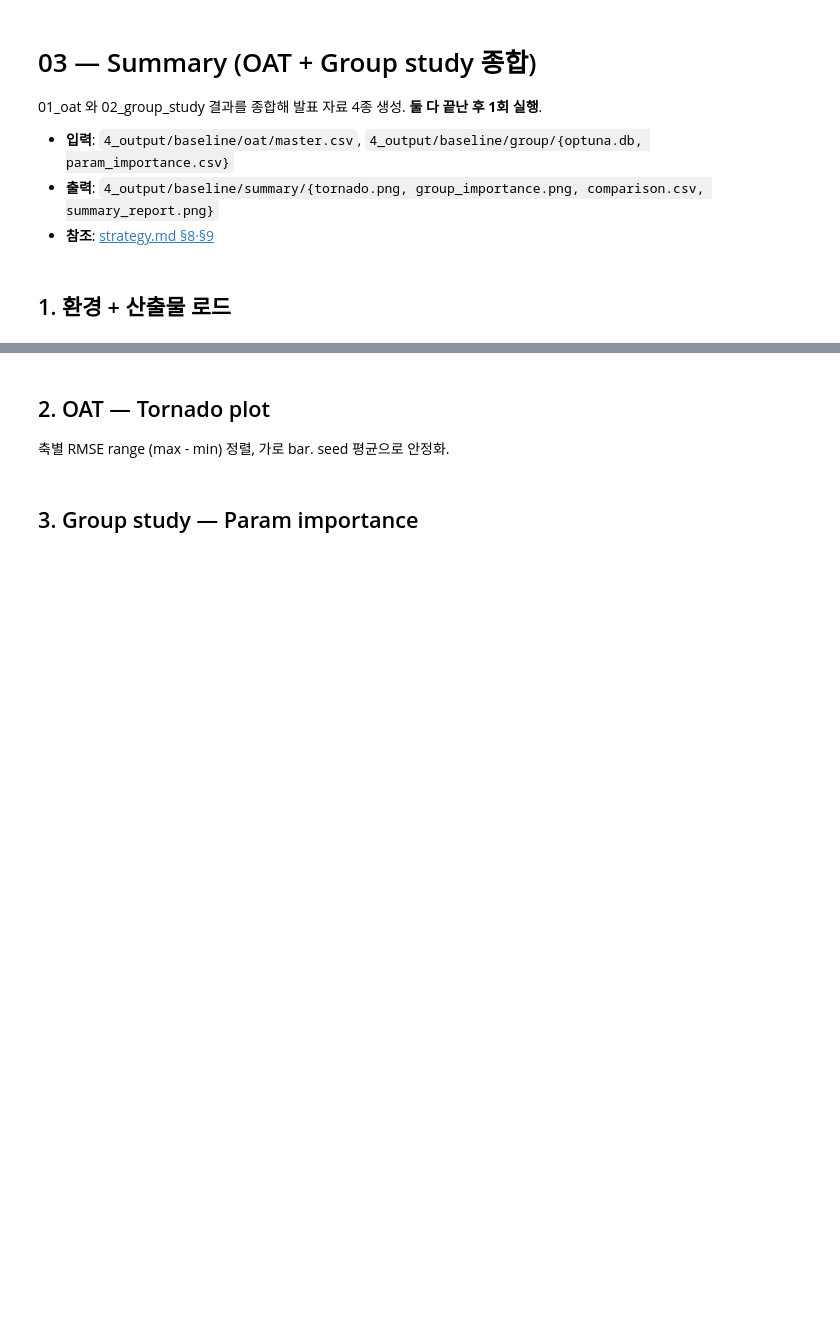
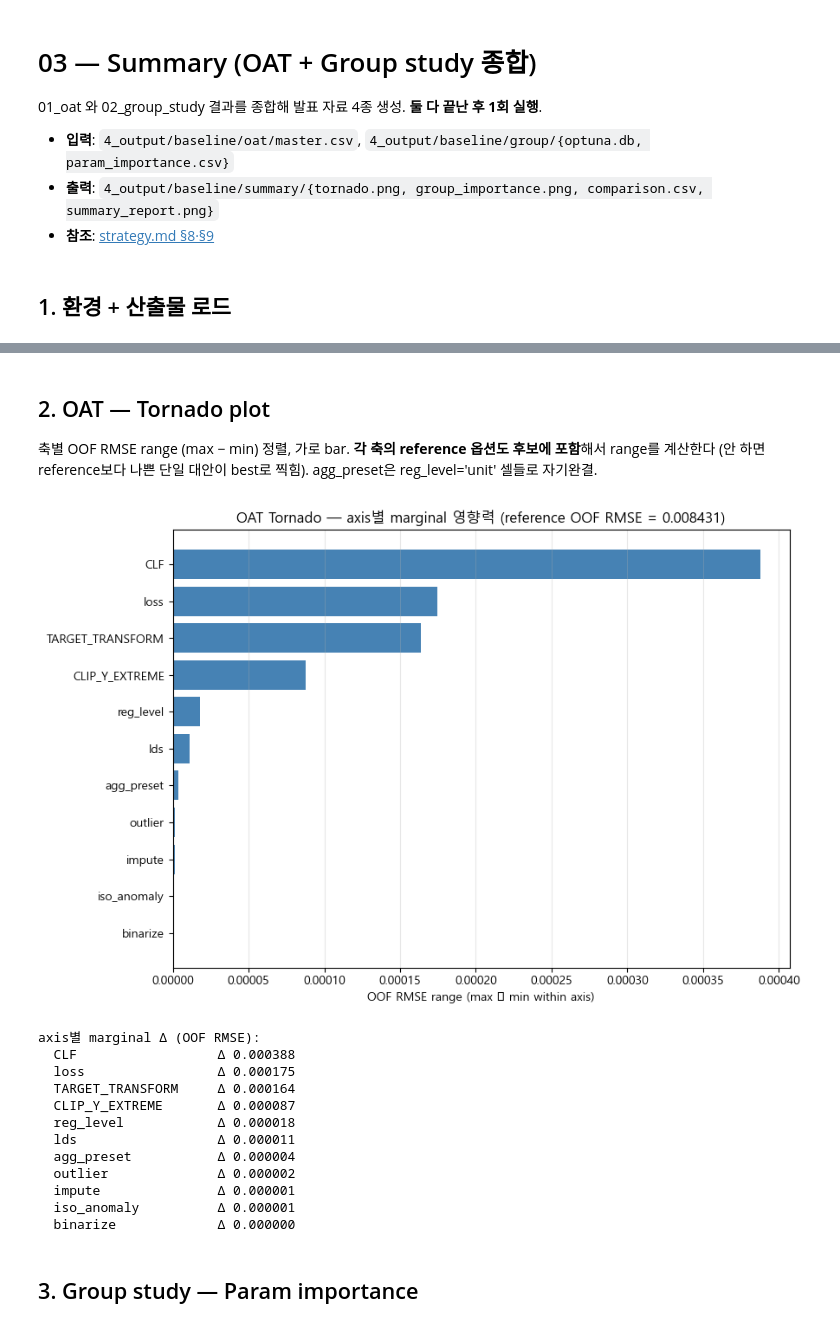
Before and after one commit to younjunseon/ASAC_SKhynix, a Jupyter notebook: 3_modeling/0_baseline/03_summary.ipynb, the cells around one changed output, grey strips where cells are left out. Saved outputs shown, nothing was run; the diff lists cells and outputs as text; code cells hidden in the pictures; blank space fills up the shorter version.

```diff
--- a/3_modeling/0_baseline/03_summary.ipynb
+++ b/3_modeling/0_baseline/03_summary.ipynb
@@ -47,37 +52,71 @@ print(f'Group importance: {len(group_imp)} axes')
 # %% [markdown]
 ## 2. OAT — Tornado plot
 
-축별 RMSE range (max - min) 정렬, 가로 bar. seed 평균으로 안정화.
+축별 OOF RMSE range (max − min) 정렬, 가로 bar. **각 축의 reference 옵션도 후보에 포함**해서 range를 계산한다 (안 하면 reference보다 나쁜 단일 대안이 best로 찍힘). agg_preset은 reg_level='unit' 셀들로 자기완결.
 # %%
-# 각 (axis, option)의 val_rmse를 seed 5개 평균으로 안정화
+# 비교 지표 = OOF RMSE (train 5-fold CV).
+#   group study objective도 oof_rmse라 통일 — strategy_common: best 탐색은 train OOF 기준.
+#   val/test는 아래 comparison 표에 참고 컬럼으로만 표시 (직접 줄세우면 cherry-picking).
+METRIC = 'oof_rmse'
+
+# 각 (axis, option)의 OOF RMSE를 seed 평균으로 안정화 (baseline은 seed 1개라 사실상 그대로)
 ablation = (
     oat[oat['axis'] != 'reference']
-    .groupby(['axis', 'option'])['val_rmse']
+    .groupby(['axis', 'option'])[METRIC]
     .mean()
     .reset_index()
 )
-ref_val = oat[oat['axis'] == 'reference']['val_rmse'].mean()   # 기준점 RMSE (reference cfg)
+ref_val = oat[oat['axis'] == 'reference'][METRIC].mean()   # 기준점 RMSE (reference cfg)
 
-# 축별 영향력 = 그 축 옵션들 사이의 val_rmse range(max - min). 작은 순으로 정렬
+# ★ 각 축의 reference 옵션도 비교 후보에 포함해야 range/best가 올바르다.
+#   (안 그러면 reference보다 나쁜 단일 대안이 그 축의 "best"로 찍힌다)
+#   agg_preset은 reg_level='unit' 셀들로 자기완결 — reference(position)에선 no-op이라 제외.
+ref_cfg = oat[oat['axis'] == 'reference'].iloc[0]
+ref_opt_rows = []
+for ax_name in ablation['axis'].unique():
+    if ax_name == 'agg_preset':
+        continue
+    ref_opt = ref_cfg[f'cfg_{ax_name}']
+    has_ref_opt = ((ablation['axis'] == ax_name) & (ablation['option'].astype(str) == str(ref_opt))).any()
+    if not has_ref_opt:
+        ref_opt_rows.append({'axis': ax_name, 'option': ref_opt, METRIC: ref_val})
+if ref_opt_rows:
+    ablation = pd.concat([ablation, pd.DataFrame(ref_opt_rows)], ignore_index=True)
+
+# 축별 영향력 = 그 축 옵션들 사이의 OOF RMSE range(max - min). 작은 순으로 정렬
 axis_range = (
-    ablation.groupby('axis')['val_rmse']
+    ablation.groupby('axis')[METRIC]
     .agg(lambda s: s.max() - s.min())
     .sort_values()
 )
 
 # 가로 막대(tornado): 위로 갈수록 영향력 큰 축
 fig, ax = plt.subplots(figsize=(9, 6))
 ax.barh(axis_range.index, axis_range.values, color='steelblue')
-ax.set_xlabel('RMSE range (max − min within axis)')
-ax.set_title(f'OAT Tornado — axis별 marginal 영향력 (reference RMSE = {ref_val:.6f})')
+ax.set_xlabel('OOF RMSE range (max − min within axis)')
+ax.set_title(f'OAT Tornado — axis별 marginal 영향력 (reference OOF RMSE = {ref_val:.6f})')
 ax.grid(alpha=0.3, axis='x')
 plt.tight_layout()
 plt.savefig(os.path.join(SUMMARY_DIR, 'tornado.png'), dpi=120, bbox_inches='tight')
 plt.show()
 
-print('axis별 marginal Δ:')
+print('axis별 marginal Δ (OOF RMSE):')
 for ax_name, delta in axis_range[::-1].items():   # 영향력 큰 축부터 출력
     print(f'  {ax_name:20s} Δ {delta:.6f}')
+# %% [output]
+[figure, added]
+axis별 marginal Δ (OOF RMSE):
+  CLF                  Δ 0.000388
+  loss                 Δ 0.000175
+  TARGET_TRANSFORM     Δ 0.000164
+  CLIP_Y_EXTREME       Δ 0.000087
+  reg_level            Δ 0.000018
+  lds                  Δ 0.000011
+  agg_preset           Δ 0.000004
+  outlier              Δ 0.000002
+  impute               Δ 0.000001
+  iso_anomaly          Δ 0.000001
+  binarize             Δ 0.000000
 # %% [markdown]
 ## 3. Group study — Param importance
 # %%
```
Also changed, not shown: parts of 4 cells of this notebook, 7 other files.
